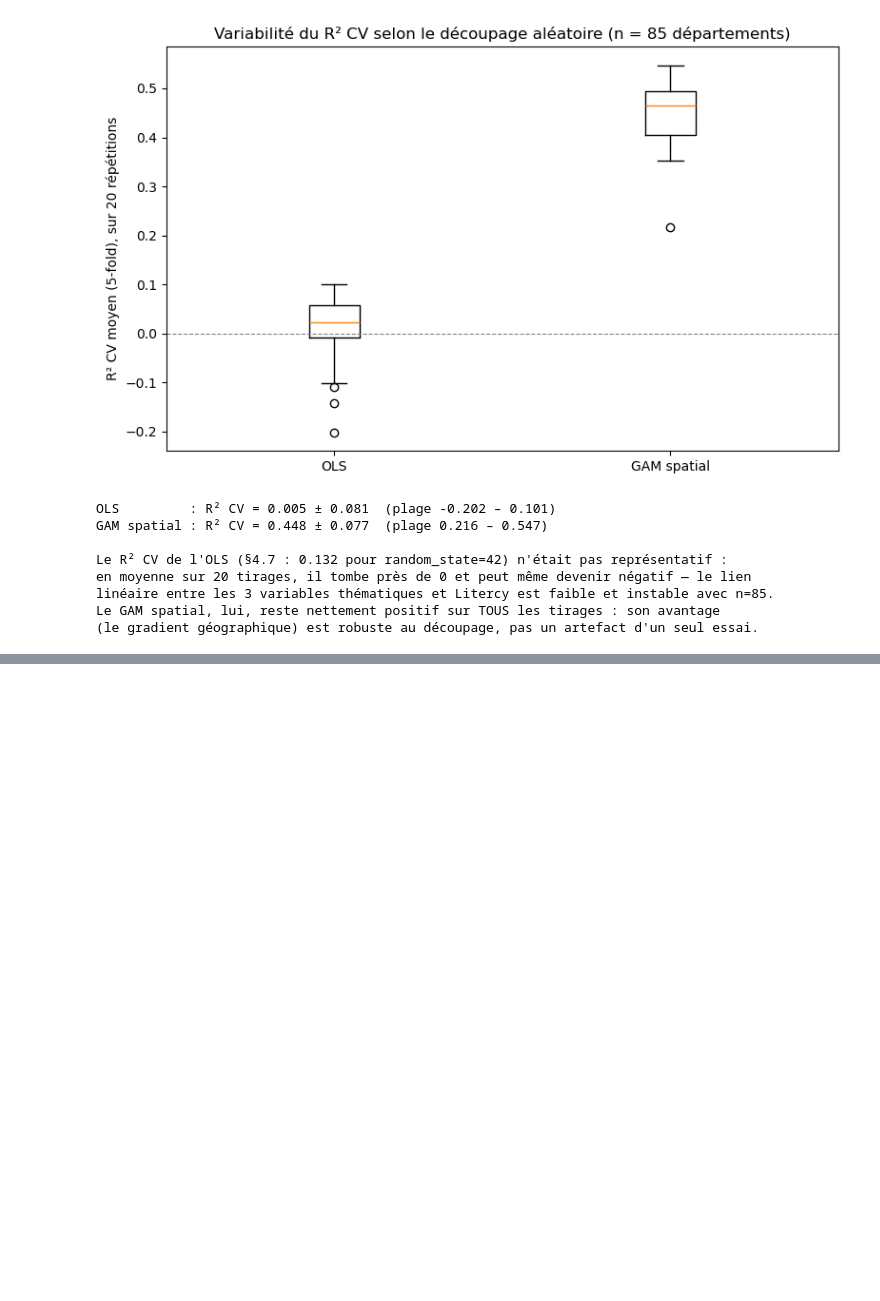
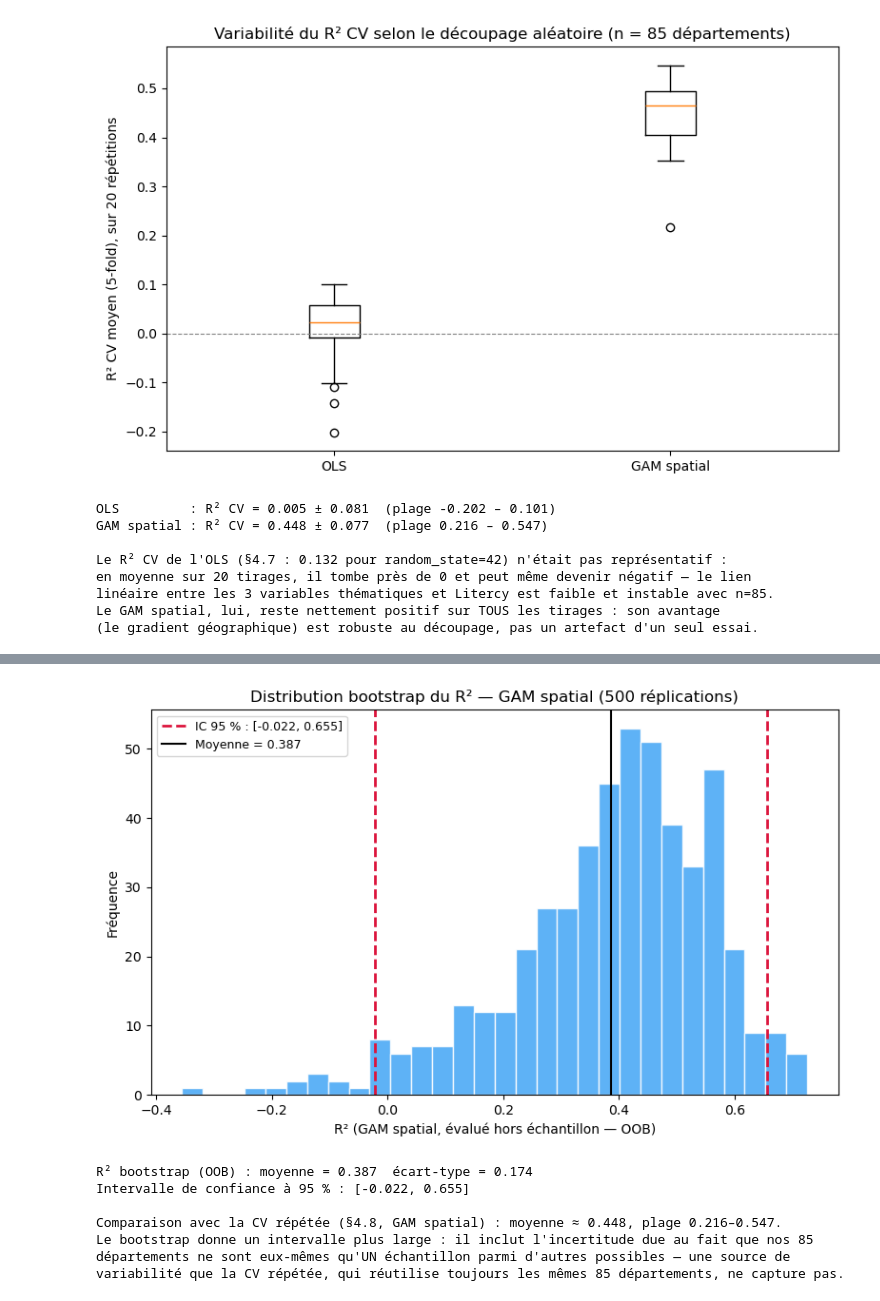
Before and after one commit to gse-unil/2026_Geoinformatique_II, a Jupyter notebook: tps/tp-py03.ipynb, the cells around one changed output, grey strips where cells are left out. Drawn from its saved outputs; the diff is of its cells as text; code cells hidden in the pictures; blank space fills up the shorter version.

```diff
--- a/tps/tp-py03.ipynb
+++ b/tps/tp-py03.ipynb
@@ -823,3 +833,51 @@ Le GAM spatial, lui, reste nettement positif sur TOUS les tirages : son avantage
+# %%
+n_boot = 500
+n = len(guerry)
+rng_boot = np.random.default_rng(1)
+
+r2_boot = []
+for _ in range(n_boot):
+    boot_idx = rng_boot.integers(0, n, size=n)          # tirage avec remise (même taille que l'original)
+    oob_idx  = np.setdiff1d(np.arange(n), boot_idx)     # départements jamais tirés (hors échantillon)
+    if len(oob_idx) < 5:
+        continue   # cas rare : trop peu de points OOB pour évaluer
+
+    pipe_boot = make_pipeline(SplineTransformer(n_knots=5, degree=3, knots='quantile'), Ridge(alpha=0.1))
+    pipe_boot.fit(X_sp[boot_idx], y[boot_idx])
+    r2_boot.append(r2_score(y[oob_idx], pipe_boot.predict(X_sp[oob_idx])))
+
+r2_boot = np.array(r2_boot)
+ci_low, ci_high = np.percentile(r2_boot, [2.5, 97.5])
+
+fig, ax = plt.subplots(figsize=(8, 5))
+ax.hist(r2_boot, bins=30, color='#42a5f5', alpha=0.85, edgecolor='white')
+ax.axvline(ci_low,  color='crimson', linestyle='--', linewidth=2)
+ax.axvline(ci_high, color='crimson', linestyle='--', linewidth=2,
+           label=f'IC 95 % : [{ci_low:.3f}, {ci_high:.3f}]')
+ax.axvline(r2_boot.mean(), color='black', linewidth=1.5, label=f'Moyenne = {r2_boot.mean():.3f}')
+ax.set_xlabel('R² (GAM spatial, évalué hors échantillon — OOB)')
+ax.set_ylabel('Fréquence')
+ax.set_title(f'Distribution bootstrap du R² — GAM spatial ({len(r2_boot)} réplications)')
+ax.legend(fontsize=9)
+plt.tight_layout()
+plt.show()
+
+print(f"R² bootstrap (OOB) : moyenne = {r2_boot.mean():.3f}  écart-type = {r2_boot.std():.3f}")
+print(f"Intervalle de confiance à 95 % : [{ci_low:.3f}, {ci_high:.3f}]")
+print()
+print("Comparaison avec la CV répétée (§4.8, GAM spatial) : moyenne ≈ 0.448, plage 0.216–0.547.")
+print("Le bootstrap donne un intervalle plus large : il inclut l'incertitude due au fait que nos 85")
+print("départements ne sont eux-mêmes qu'UN échantillon parmi d'autres possibles — une source de")
+print("variabilité que la CV répétée, qui réutilise toujours les mêmes 85 départements, ne capture pas.")
+# %% [output]
+[figure, added]
+R² bootstrap (OOB) : moyenne = 0.387  écart-type = 0.174
+Intervalle de confiance à 95 % : [-0.022, 0.655]
+
+Comparaison avec la CV répétée (§4.8, GAM spatial) : moyenne ≈ 0.448, plage 0.216–0.547.
+Le bootstrap donne un intervalle plus large : il inclut l'incertitude due au fait que nos 85
+départements ne sont eux-mêmes qu'UN échantillon parmi d'autres possibles — une source de
+variabilité que la CV répétée, qui réutilise toujours les mêmes 85 départements, ne capture pas.
 # %% [markdown]
 ---
 ## Récapitulatif
```
Also changed, not shown: parts of 3 cells of this notebook, 2 other files.
